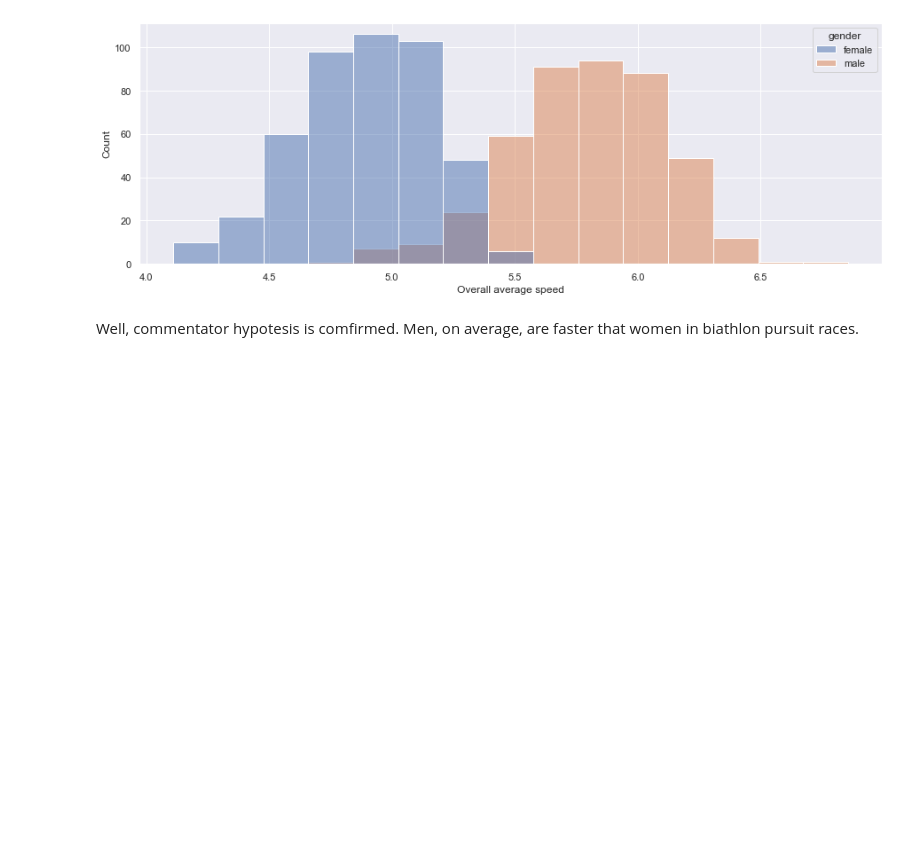
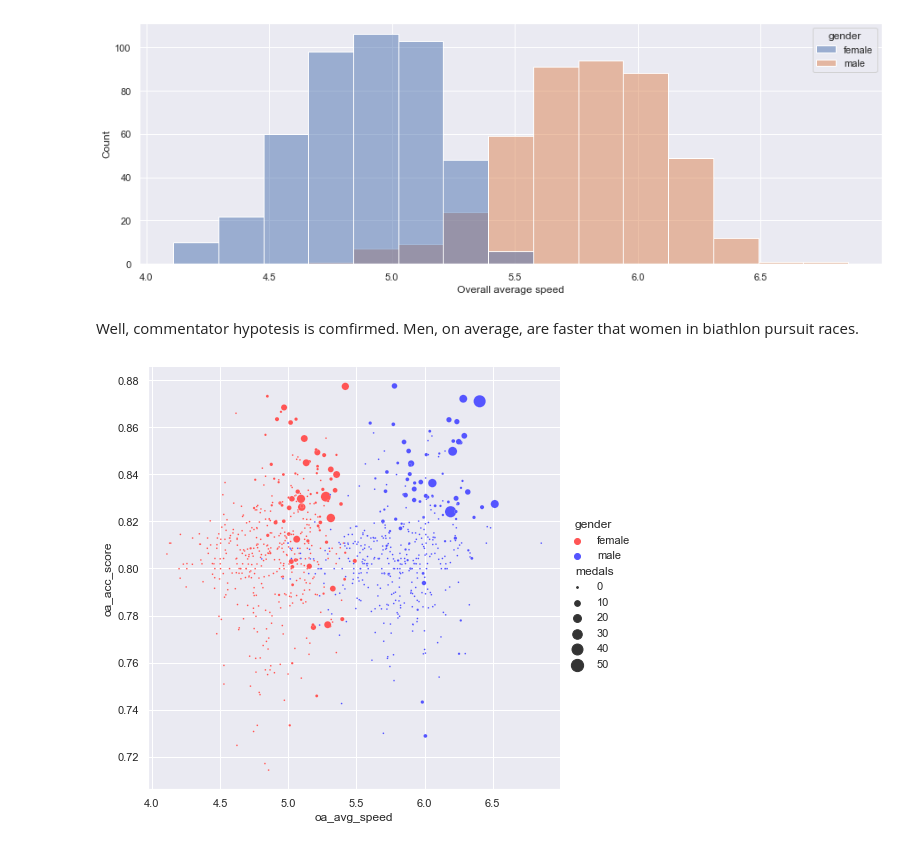
Before and after one commit to iliakhrenov/biathlon_data_analysis, a Jupyter notebook: EDA.ipynb, the cells around one changed output. Saved outputs shown, nothing was run; the diff lists cells and outputs as text; code cells hidden in the pictures; blank space fills up the shorter version.

Commit message:
Explored relationship between speed and accuracy

```diff
--- a/EDA.ipynb
+++ b/EDA.ipynb
@@ -555,0 +552,16 @@ Well, commentator hypotesis is comfirmed. Men, on average, are faster that women
+# %%
+performance_df = (
+    pd.merge(oa_avg_speed_df,
+             medals_acc_df[['tot_shots', 'tot_misses', 'oa_acc_score', 'medals']],
+             how='left', on='name')
+    )
+# %%
+performance_df['medals'] = performance_df['medals'].fillna(0)
+male_filt = (performance_df['gender'] == 'male')
+female_filt = (performance_df['gender'] == 'female')
+# %%
+sns.relplot(data=performance_df, x='oa_avg_speed', y='oa_acc_score',
+            size='medals', sizes=(3,150), hue='gender', height=6.5,
+            palette='seismic_r');
+# %% [output]
+[figure, added]
```
Also changed, not shown: parts of 2 cells of this notebook.
